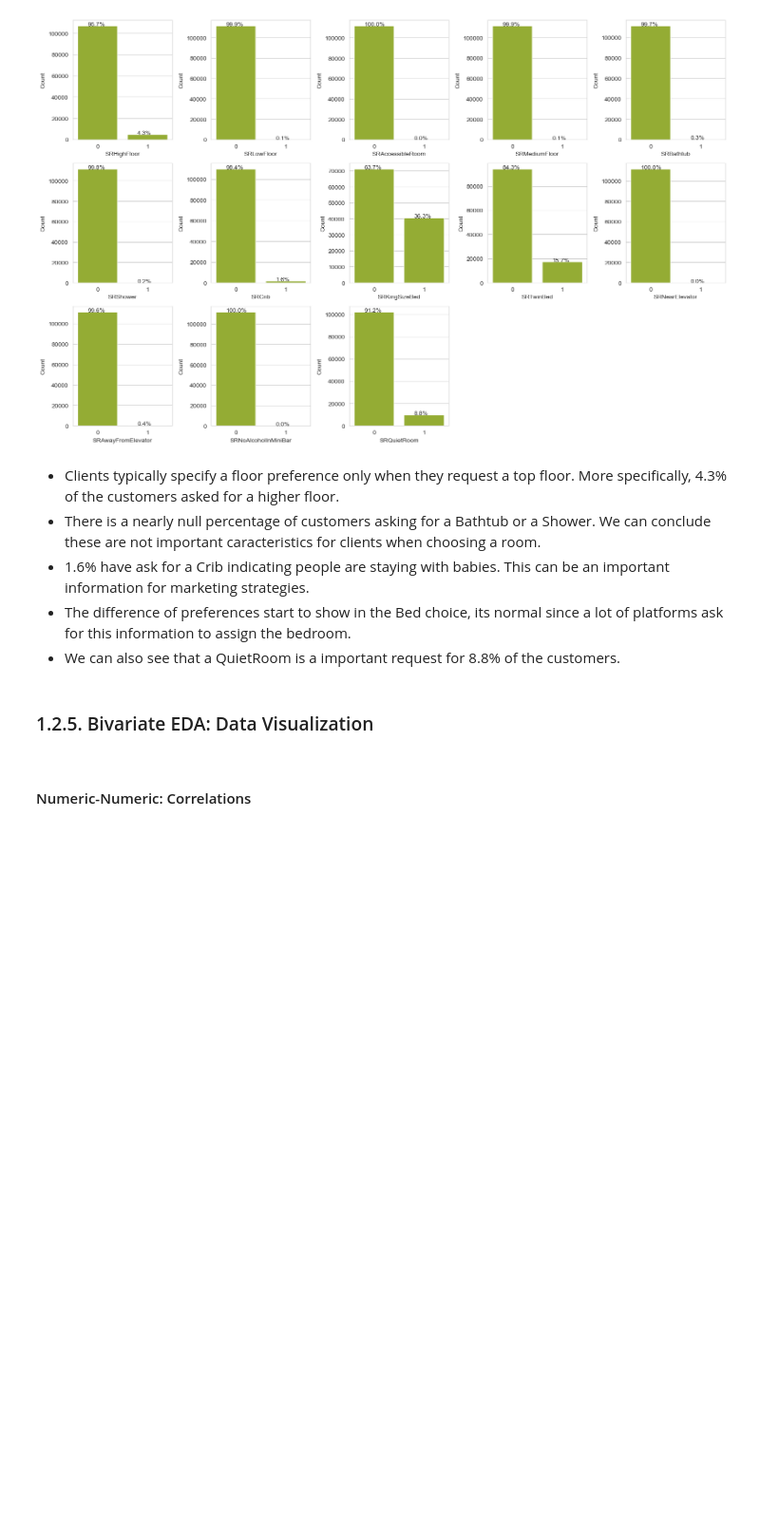
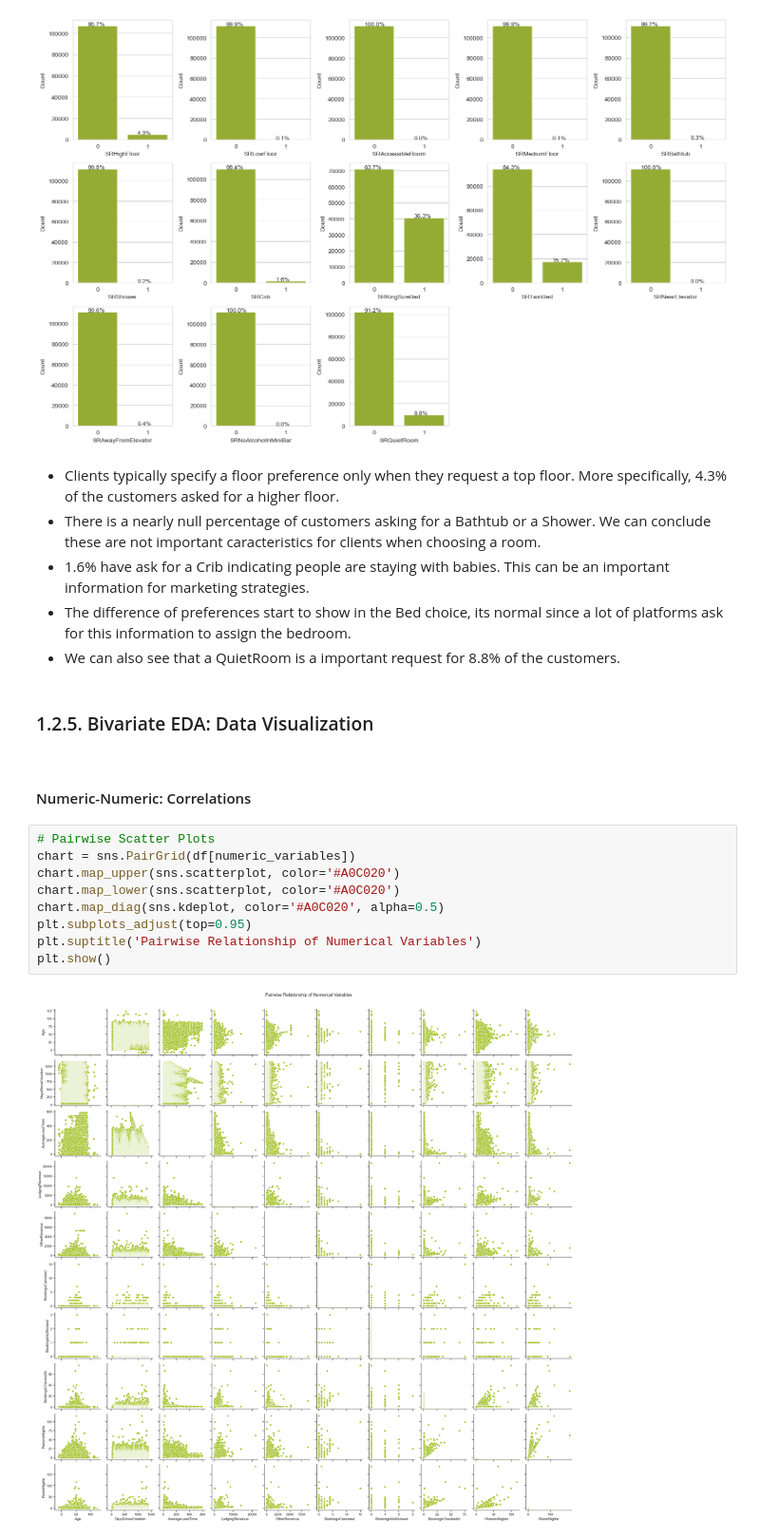
Before and after one commit to CatarinaGN/Case-1, a Jupyter notebook: Versão_Bea.ipynb, the cells around one changed output. Shown at 95% size. Saved outputs shown, nothing was run; the diff lists cells and outputs as text; blank space fills up the shorter version.

Commit message:
numeric-numeric

```diff
--- a/Versão_Bea.ipynb
+++ b/Versão_Bea.ipynb
@@ -567,3 +567,14 @@ plt.show()
 </a>
 # %% [markdown]
 #### Numeric-Numeric: Correlations
+# %%
+# Pairwise Scatter Plots
+chart = sns.PairGrid(df[numeric_variables])
+chart.map_upper(sns.scatterplot, color='#A0C020')
+chart.map_lower(sns.scatterplot, color='#A0C020')
+chart.map_diag(sns.kdeplot, color='#A0C020', alpha=0.5)
+plt.subplots_adjust(top=0.95)
+plt.suptitle('Pairwise Relationship of Numerical Variables')
+plt.show()
+# %% [output]
+[figure, added]
```
Also changed, not shown: parts of 2 cells of this notebook.
